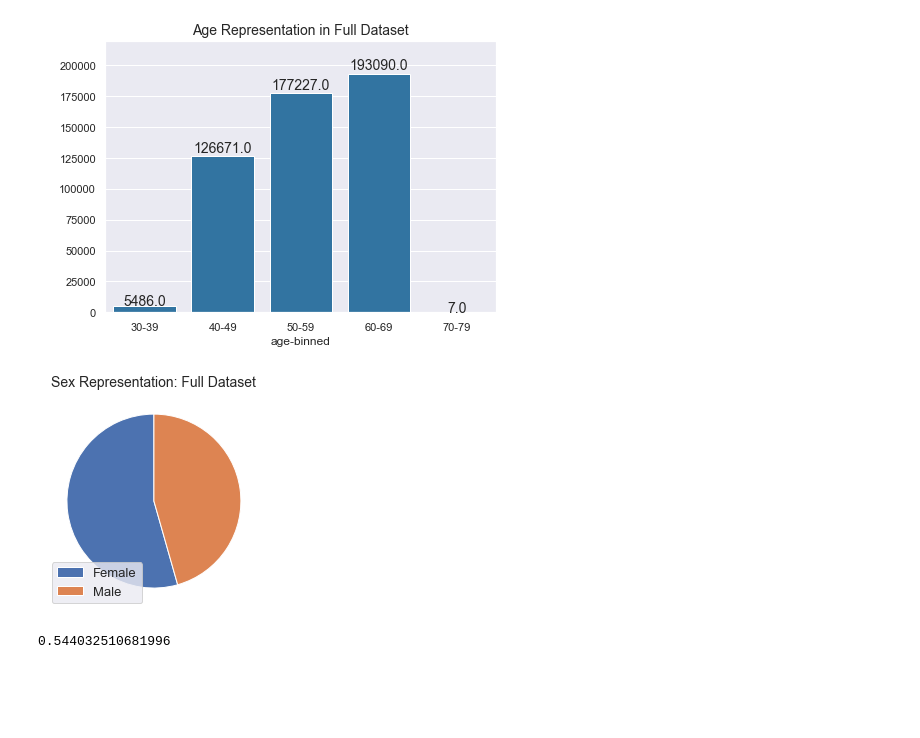
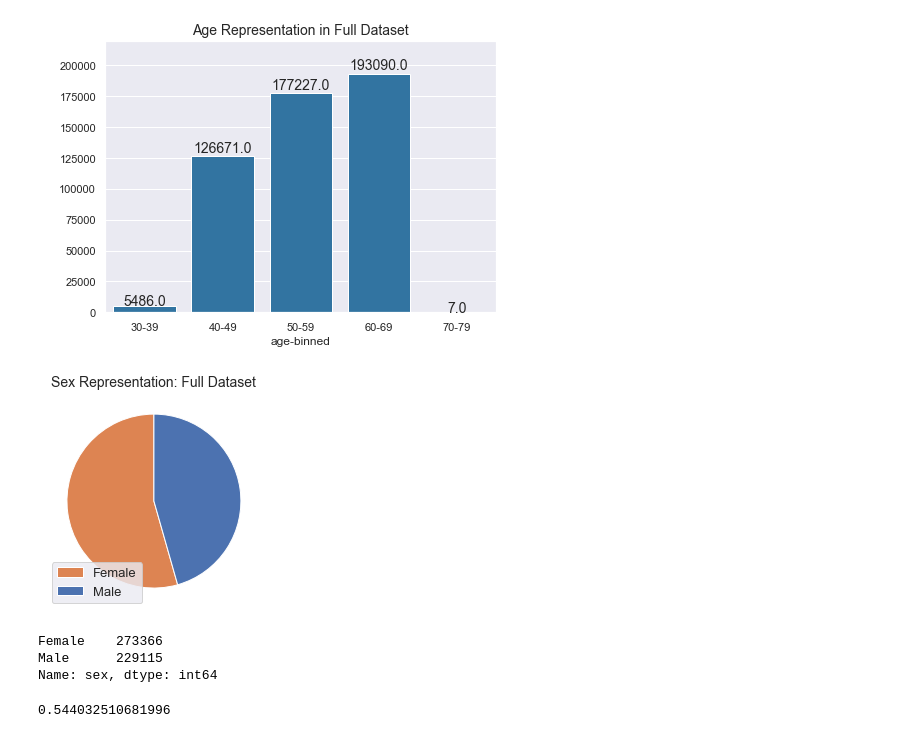
Before and after one commit to analiseb/UB-Masters-Thesis, a Jupyter notebook: PRE_eda.ipynb, the cells around one changed output. Cells and saved outputs as stored; diff of their text form; code cells hidden in the pictures; blank space fills up the shorter version.

```diff
--- a/PRE_eda.ipynb
+++ b/PRE_eda.ipynb
@@ -466,16 +466,22 @@ plt.savefig('charts/EDA/age_binned_full.png', bbox_inches='tight')
 # %% [output]
 [figure]
 # %%
+import matplotlib
 counts = df['sex'].value_counts()
 labels = counts.index
-
-#Plot pie chart
-plt.pie(counts, startangle=90)
+colors = ['C1','C0']#Plot pie chart
+plt.pie(counts, startangle=90, colors=colors)
 plt.legend(labels, loc=3,fontsize=13)
 plt.title("Sex Representation: Full Dataset",size=14)
 plt.savefig('charts/EDA/sex_pie_full.png', bbox_inches='tight')
 # %% [output]
-[figure, old version]
+[figure, new version]
+# %%
+counts
+# %% [output]
+Female    273366
+Male      229115
+Name: sex, dtype: int64
 # %%
 counts[0]/(counts[0]+counts[1])
 # %% [output]
```
Also changed, not shown: 5 other files.
